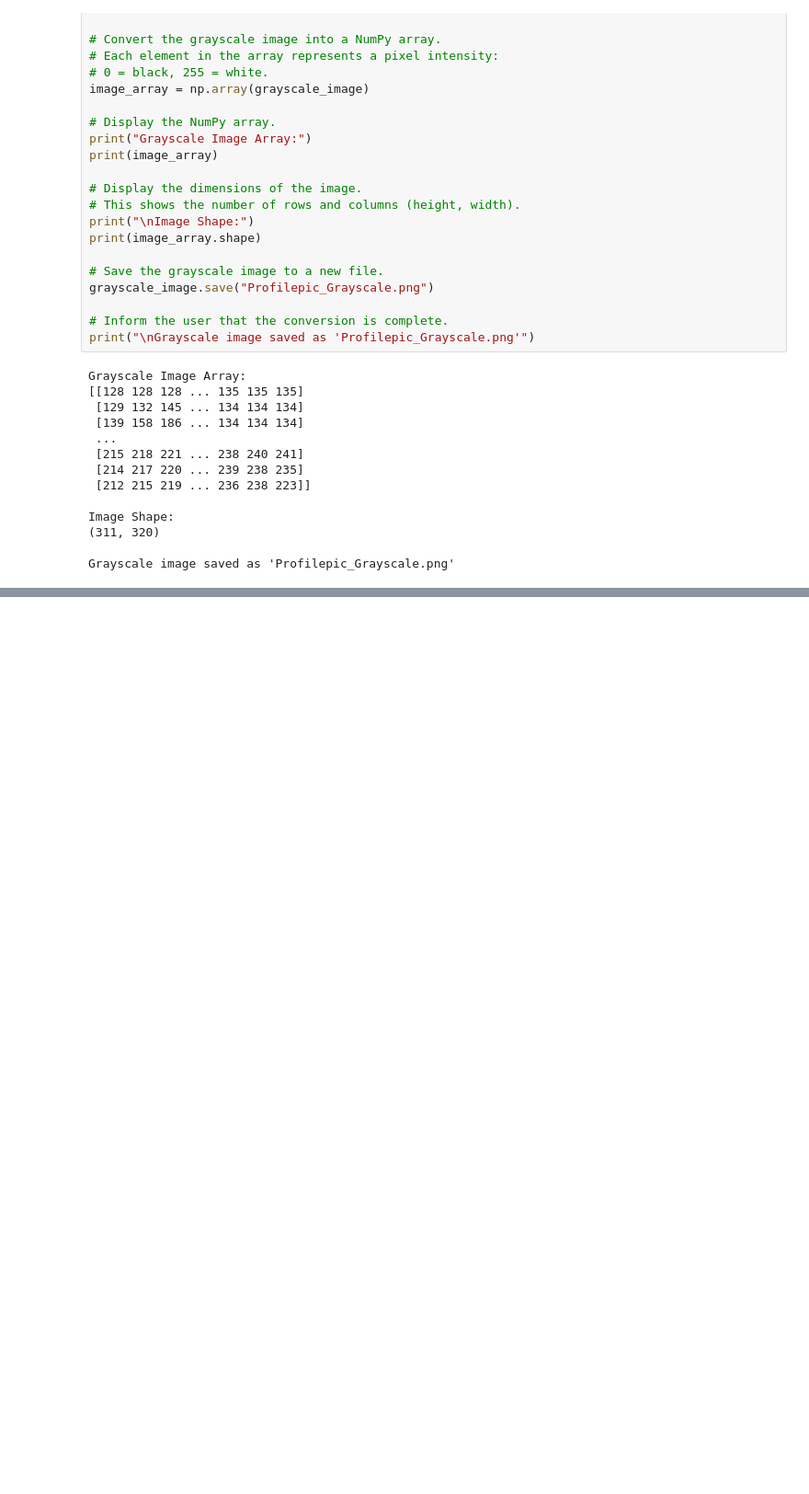
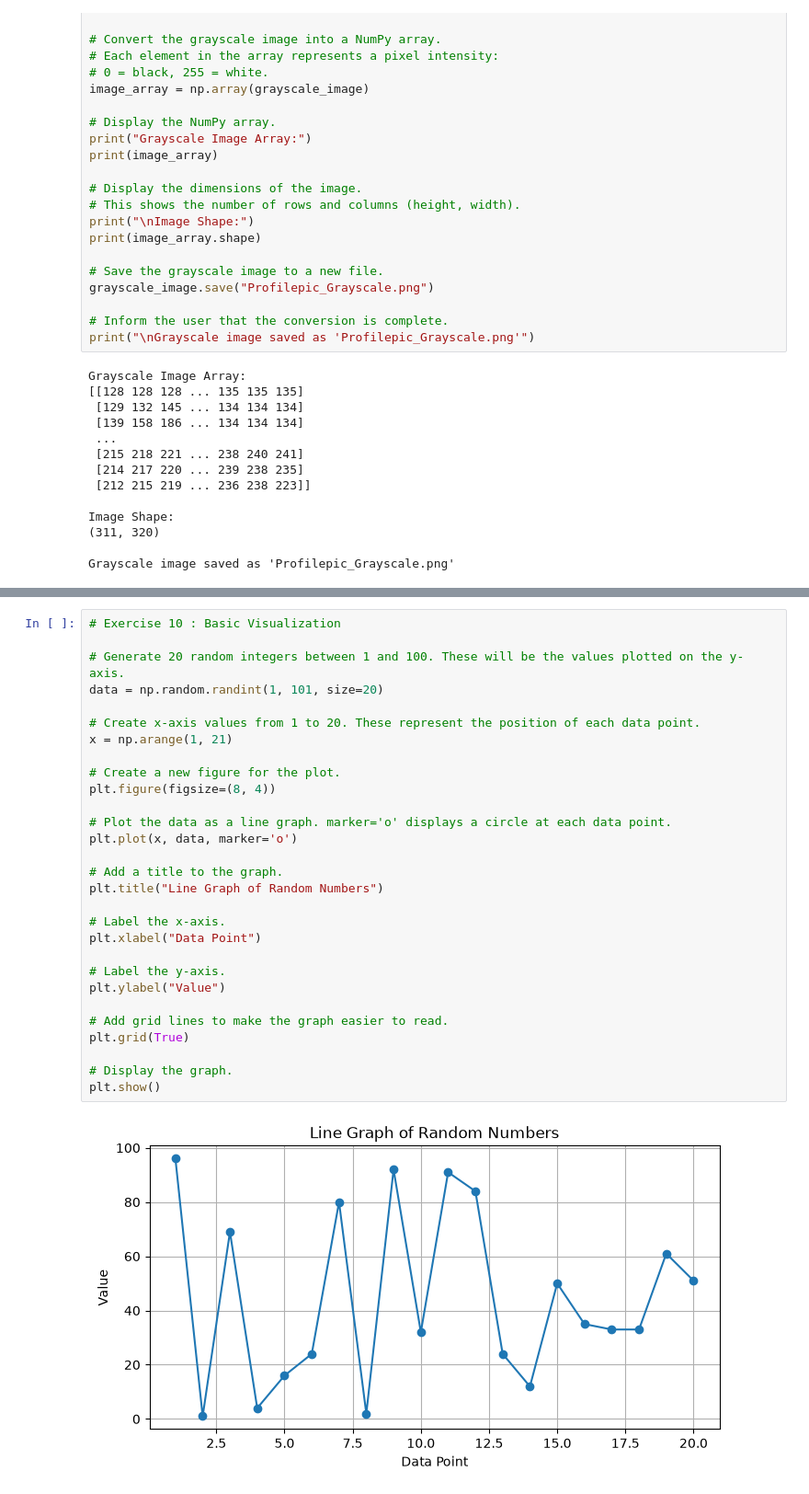
Before and after one commit to esti-sidley342/DI-Bootcamp-Stage1, a Jupyter notebook: Day6/ExercisesXP/Week4Day6.ipynb, the cells around one changed output, grey strips where cells are left out. Shown at 92% size. Cells and saved outputs as stored; diff of their text form; blank space fills up the shorter version.

```diff
--- a/Day6/ExercisesXP/Week4Day6.ipynb
+++ b/Day6/ExercisesXP/Week4Day6.ipynb
@@ -267,0 +477,31 @@ Grayscale image saved as 'Profilepic_Grayscale.png'
+# %%
+# Exercise 10 : Basic Visualization
+
+# Generate 20 random integers between 1 and 100. These will be the values plotted on the y-axis.
+data = np.random.randint(1, 101, size=20)
+
+# Create x-axis values from 1 to 20. These represent the position of each data point.
+x = np.arange(1, 21)
+
+# Create a new figure for the plot.
+plt.figure(figsize=(8, 4))
+
+# Plot the data as a line graph. marker='o' displays a circle at each data point.
+plt.plot(x, data, marker='o')
+
+# Add a title to the graph.
+plt.title("Line Graph of Random Numbers")
+
+# Label the x-axis.
+plt.xlabel("Data Point")
+
+# Label the y-axis.
+plt.ylabel("Value")
+
+# Add grid lines to make the graph easier to read.
+plt.grid(True)
+
+# Display the graph.
+plt.show()
+# %% [output]
+[figure, added]
```
Also changed, not shown: parts of 5 cells of this notebook.
